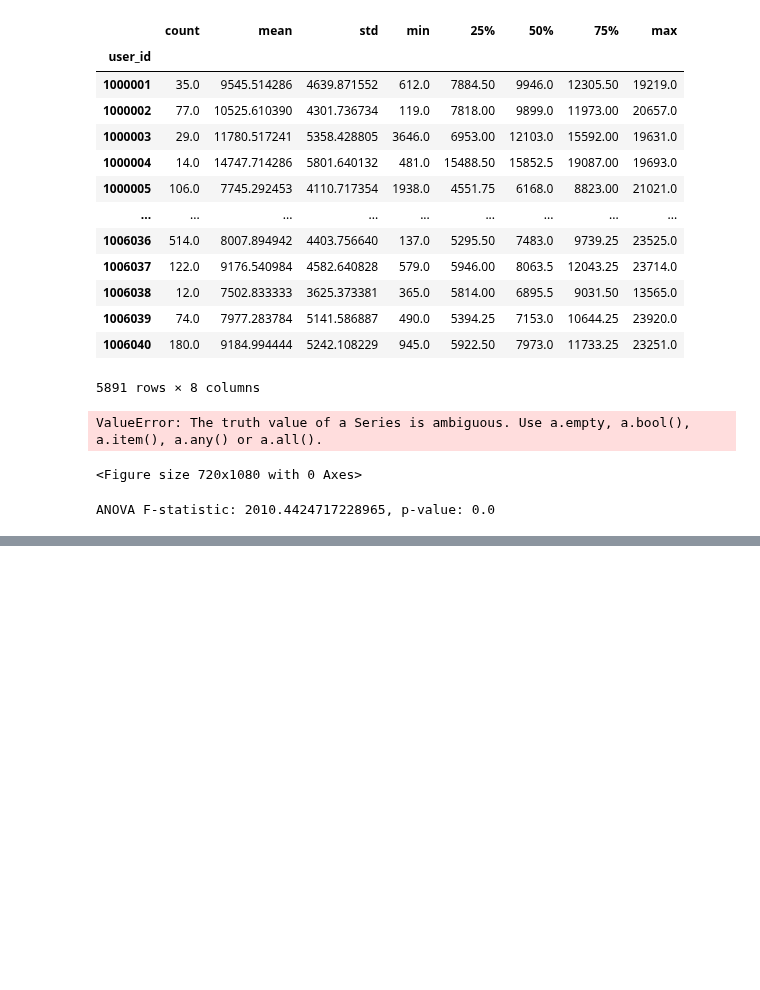
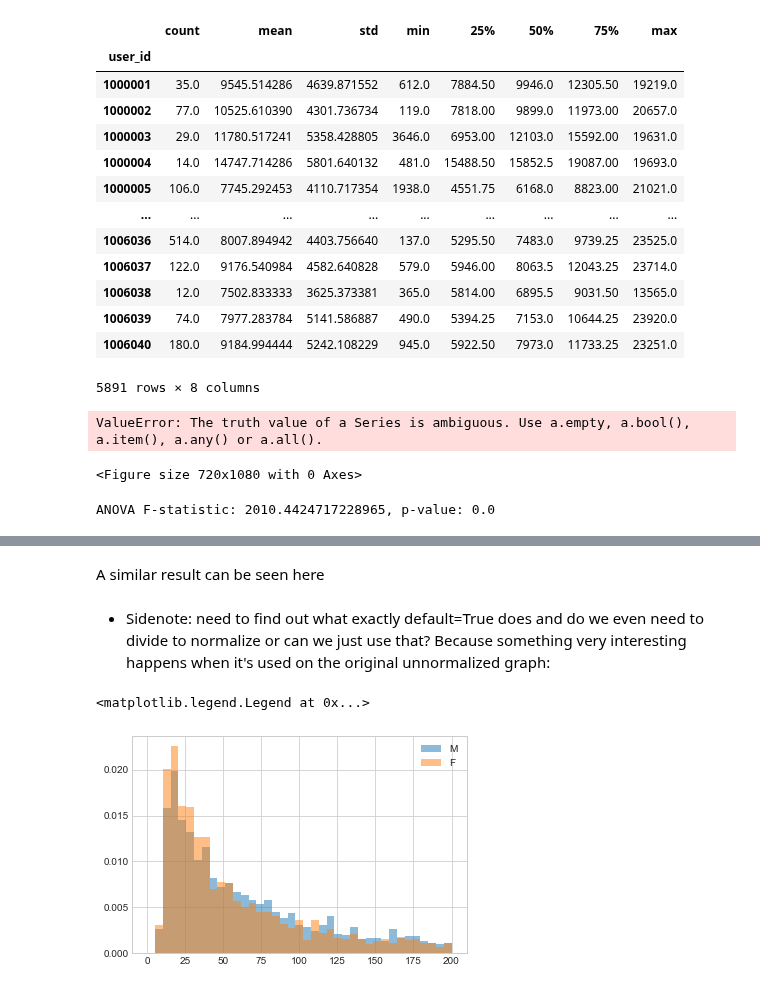
Before and after one commit to Green-Kiwie/Extreme-Couponers-Walmart-Black-Friday, a Jupyter notebook: joe-explore.ipynb, the cells around one changed output, grey strips where cells are left out. Saved outputs shown, nothing was run; the diff lists cells and outputs as text; code cells hidden in the pictures; blank space fills up the shorter version.

```diff
--- a/joe-explore.ipynb
+++ b/joe-explore.ipynb
@@ -202,0 +214,15 @@ df.head()
+# %% [markdown]
+A similar result can be seen here
+# %% [markdown]
+- Sidenote: need to find out what exactly default=True does and do we even need to divide to normalize or can we just use that? Because something very interesting happens when it's used on the original unnormalized graph:
+# %%
+df.groupby(['user_id', 'gender'])['product_id'].count().unstack().pipe(
+    lambda d: (
+        d['M'].dropna().hist(bins=np.linspace(0, 200, 40), alpha=0.5, label='M', density=True),
+        d['F'].dropna().hist(bins=np.linspace(0, 200, 40), alpha=0.5, label='F', density=True)
+    )
+)
+plt.legend()
+# %% [output]
+<matplotlib.legend.Legend at 0x...>
+[figure, added]
```
Also changed, not shown: parts of 29 cells of this notebook.
